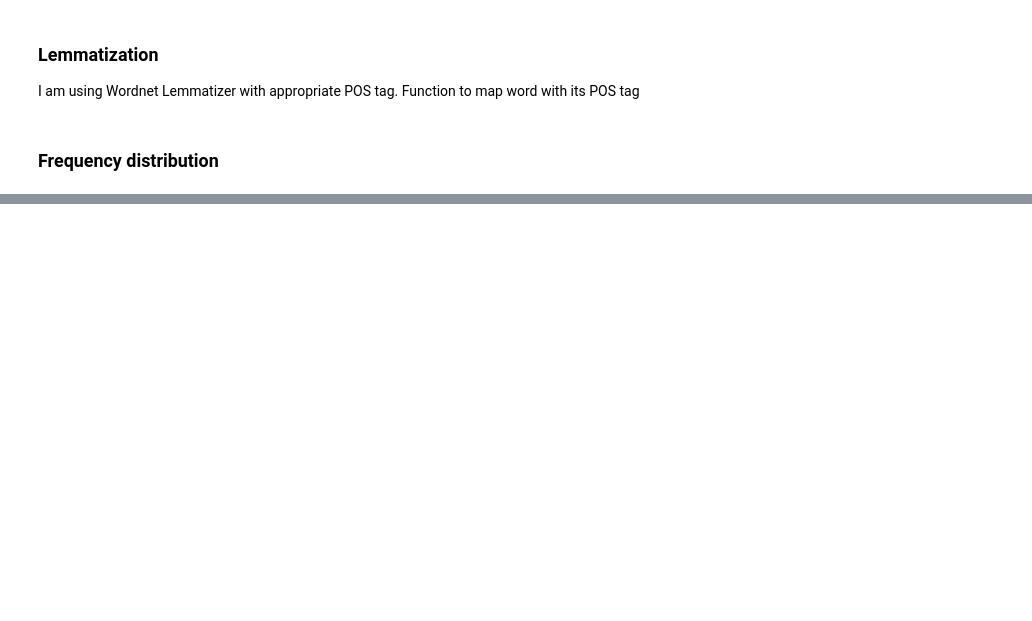
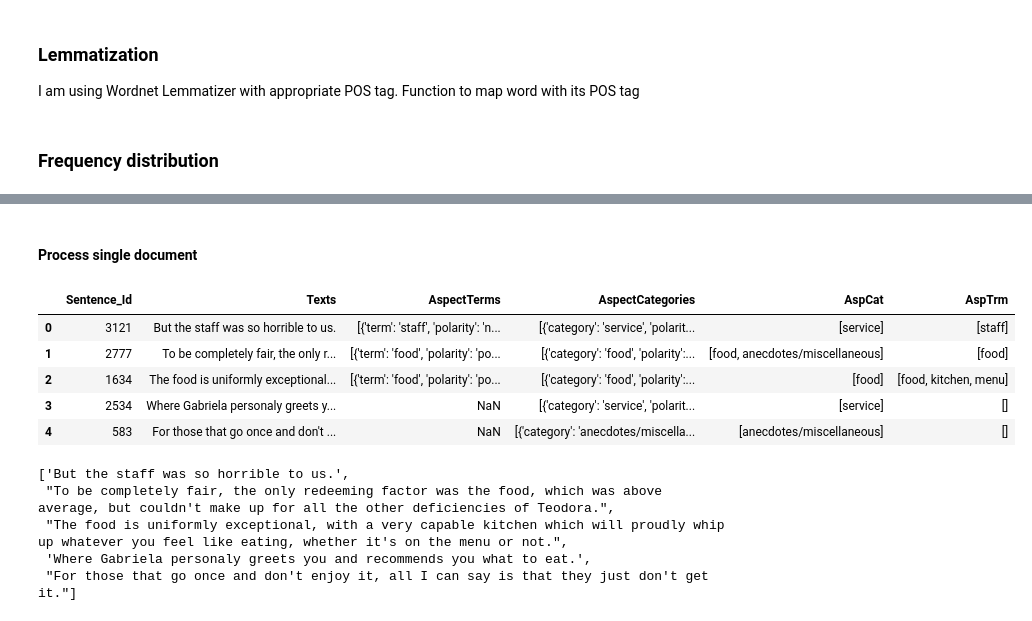
Before and after one commit to rizvi-kth/python-cronicals, a Jupyter notebook: NLP/spacy_cronicals/s1_restaurent_data.ipynb, the cells around one changed output, grey strips where cells are left out. Saved outputs shown, nothing was run; the diff lists cells and outputs as text; code cells hidden in the pictures; blank space fills up the shorter version.

```diff
--- a/NLP/spacy_cronicals/s1_restaurent_data.ipynb
+++ b/NLP/spacy_cronicals/s1_restaurent_data.ipynb
@@ -200,0 +282,17 @@ wc(lemmatized_output,'black','Common Words' )
+# %% [markdown]
+#### Process single document
+# %%
+data_df.head(5)
+data_df['Texts'][0:5].tolist()
+# %% [output]
+|  | Sentence_Id | Texts | AspectTerms | AspectCategories | AspCat | AspTrm |
+| 0 | 3121 | But the staff was so horrible to us. | [{'term': 'staff', 'polarity': 'n... | [{'category': 'service', 'polarit... | [service] | [staff] |
+| 1 | 2777 | To be completely fair, the only r... | [{'term': 'food', 'polarity': 'po... | [{'category': 'food', 'polarity':... | [food, anecdotes/miscellaneous] | [food] |
+| 2 | 1634 | The food is uniformly exceptional... | [{'term': 'food', 'polarity': 'po... | [{'category': 'food', 'polarity':... | [food] | [food, kitchen, menu] |
+| 3 | 2534 | Where Gabriela personaly greets y... | NaN | [{'category': 'service', 'polarit... | [service] | [] |
+| 4 | 583 | For those that go once and don't ... | NaN | [{'category': 'anecdotes/miscella... | [anecdotes/miscellaneous] | [] |
+['But the staff was so horrible to us.',
+ "To be completely fair, the only redeeming factor was the food, which was above average, but couldn't make up for all the other deficiencies of Teodora.",
+ "The food is uniformly exceptional, with a very capable kitchen which will proudly whip up whatever you feel like eating, whether it's on the menu or not.",
+ 'Where Gabriela personaly greets you and recommends you what to eat.',
+ "For those that go once and don't enjoy it, all I can say is that they just don't get it."]
```
Also changed, not shown: parts of 55 cells of this notebook, 14 other files.
